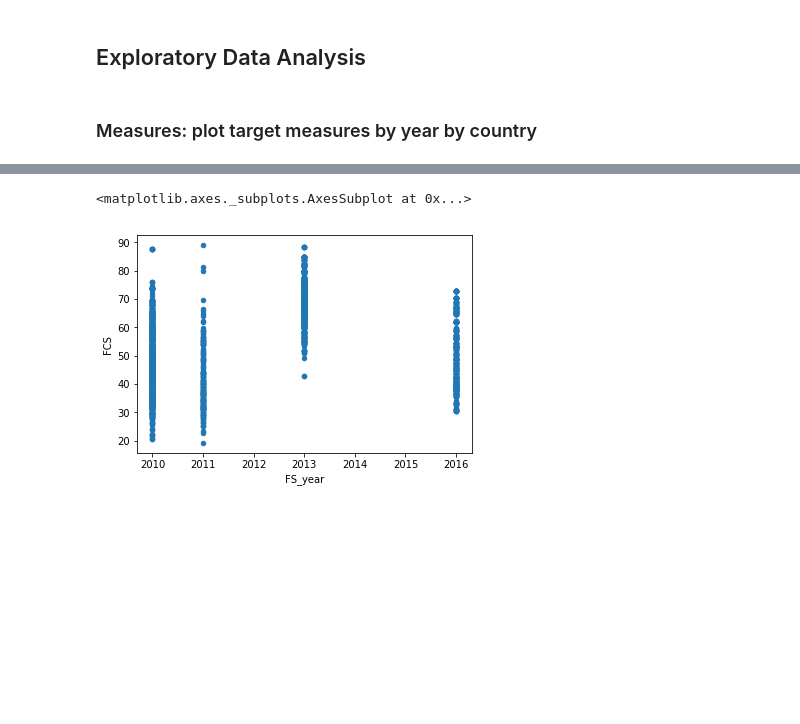
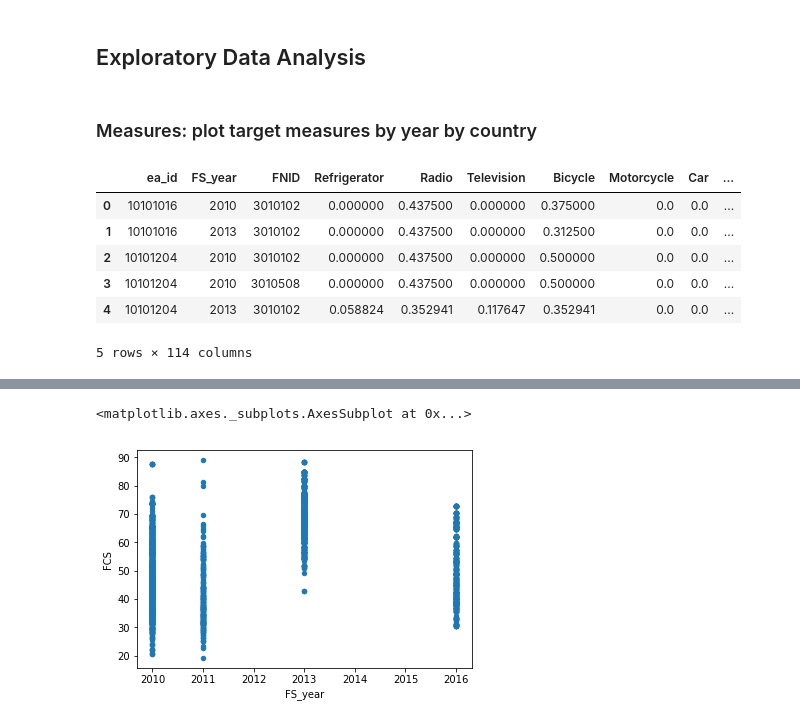
Before and after one commit to zhou100/FoodSecurityPrediction, a Jupyter notebook: PredictFS.ipynb, the cells around one changed output, grey strips where cells are left out. Drawn from its saved outputs; the diff is of its cells as text; code cells hidden in the pictures; blank space fills up the shorter version.

```diff
--- a/PredictFS.ipynb
+++ b/PredictFS.ipynb
@@ -167,0 +168,11 @@ Reasons: More close to the actual policy scenarios. Can apply the down sampling
+# %%
+
+mw_clust.head()
+# %% [output]
+|  | ea_id | FS_year | FNID | Refrigerator | Radio | Television | Bicycle | Motorcycle | Car | ... |
+| 0 | 10101016 | 2010 | 3010102 | 0.000000 | 0.437500 | 0.000000 | 0.375000 | 0.0 | 0.0 | ... |
+| 1 | 10101016 | 2013 | 3010102 | 0.000000 | 0.437500 | 0.000000 | 0.312500 | 0.0 | 0.0 | ... |
+| 2 | 10101204 | 2010 | 3010102 | 0.000000 | 0.437500 | 0.000000 | 0.500000 | 0.0 | 0.0 | ... |
+| 3 | 10101204 | 2010 | 3010508 | 0.000000 | 0.437500 | 0.000000 | 0.500000 | 0.0 | 0.0 | ... |
+| 4 | 10101204 | 2013 | 3010102 | 0.058824 | 0.352941 | 0.117647 | 0.352941 | 0.0 | 0.0 | ... |
+5 rows × 114 columns
```
Also changed, not shown: parts of 2 cells of this notebook.
